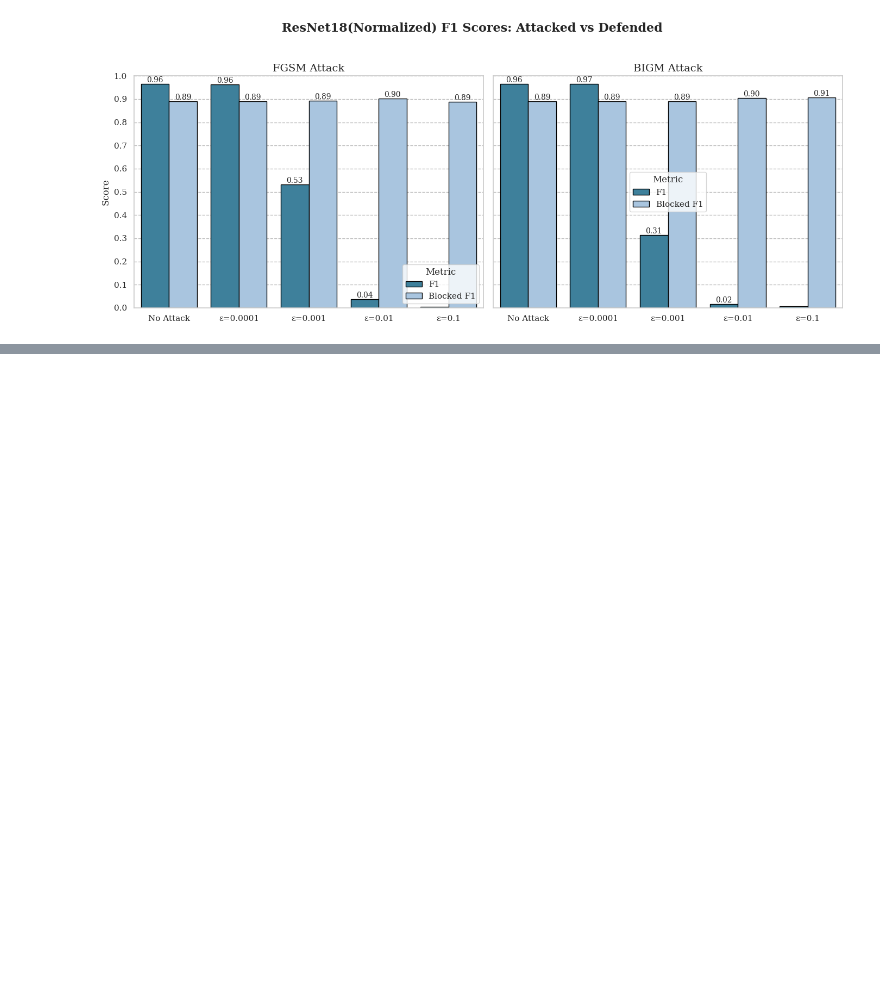
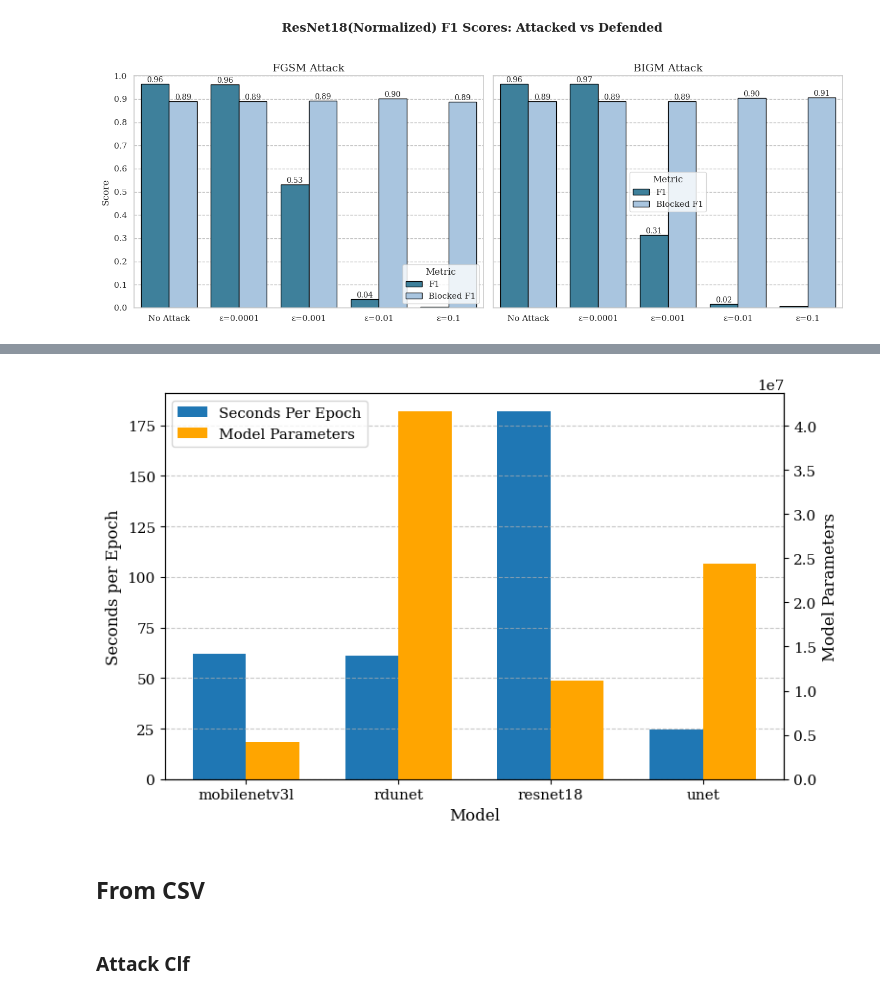
Before and after one commit to cs7org/i7-IDS, a Jupyter notebook: notebooks/report_generation.ipynb, the cells around one changed output, grey strips where cells are left out. Cells and saved outputs as stored; diff of their text form; code cells hidden in the pictures; blank space fills up the shorter version.

```diff
--- a/notebooks/report_generation.ipynb
+++ b/notebooks/report_generation.ipynb
@@ -3,7 +26,21 @@
 # %%
 import seaborn as sns
+from pathlib import Path
 import matplotlib.pyplot as plt
-from pathlib import Path
+import matplotlib as mpl
+
+# Set global font family and size
+mpl.rcParams["font.family"] = "serif"
+mpl.rcParams["font.serif"] = ["Times New Roman", "Times", "DejaVu Serif", "serif"]
+mpl.rcParams["font.size"] = 12  # Adjust per Springer guidelines
+mpl.rcParams["axes.labelsize"] = 12
+mpl.rcParams["axes.titlesize"] = 13
+mpl.rcParams["xtick.labelsize"] = 11
+mpl.rcParams["ytick.labelsize"] = 11
+mpl.rcParams["legend.fontsize"] = 11
+
+# Optional: PDF/LaTeX text rendering for enhanced output
+mpl.rcParams["text.usetex"] = False
 # %%
 adv_block_path = Path('../results/adversarial_blocking')
 save_dir = Path('../results/adversarial_blocking')
@@ -193,0 +407,43 @@ resnet18_normalized_nosampling
+# %%
+d1=epoch_seconds
+d2 = model_params
+sorted_keys = sorted(d1.keys())
+vals1 = [d1[k] for k in sorted_keys]
+vals2 = [d2[k] for k in sorted_keys]
+
+x = np.arange(len(sorted_keys))
+width = 0.35
+
+fig, ax1 = plt.subplots(figsize=(8, 5))
+bars1 = ax1.bar(x - width/2, vals1, width, label='Run 1')
+ax1.set_ylabel('Seconds per Epoch')
+ax1.set_xticks(x)
+ax1.set_xticklabels(sorted_keys)
+ax1.set_xlabel('Model')
+# ax1.set_title('Grouped Barplot by Model')
+ax1.grid(True, axis='y', linestyle='--', alpha=0.7)
+
+# Second y-axis (identical style)
+ax2 = ax1.twinx()
+bars2 = ax2.bar(x + width/2, vals2, width, label='Run 2', color='orange')
+ax2.set_ylabel('Model Parameters')
+
+# def label_bars(bars, ax):
+#     for bar in bars:
+#         height = bar.get_height()
+#         ax.text(bar.get_x() + bar.get_width()/2, height, f'{height:.2f}',
+#                 ha='center', va='bottom')
+
+# label_bars(bars1, ax1)
+# label_bars(bars2, ax2)
+
+fig.tight_layout()
+ax1.legend([bars1, bars2], ['Seconds Per Epoch', 'Model Parameters'], loc='upper left')
+plt.savefig('epoch_sec_params.pdf')
+plt.show()
+# %% [output]
+[figure, added]
+# %% [markdown]
+## From CSV
+# %% [markdown]
+### Attack Clf
```
Also changed, not shown: parts of 28 cells of this notebook, 38 other files.
